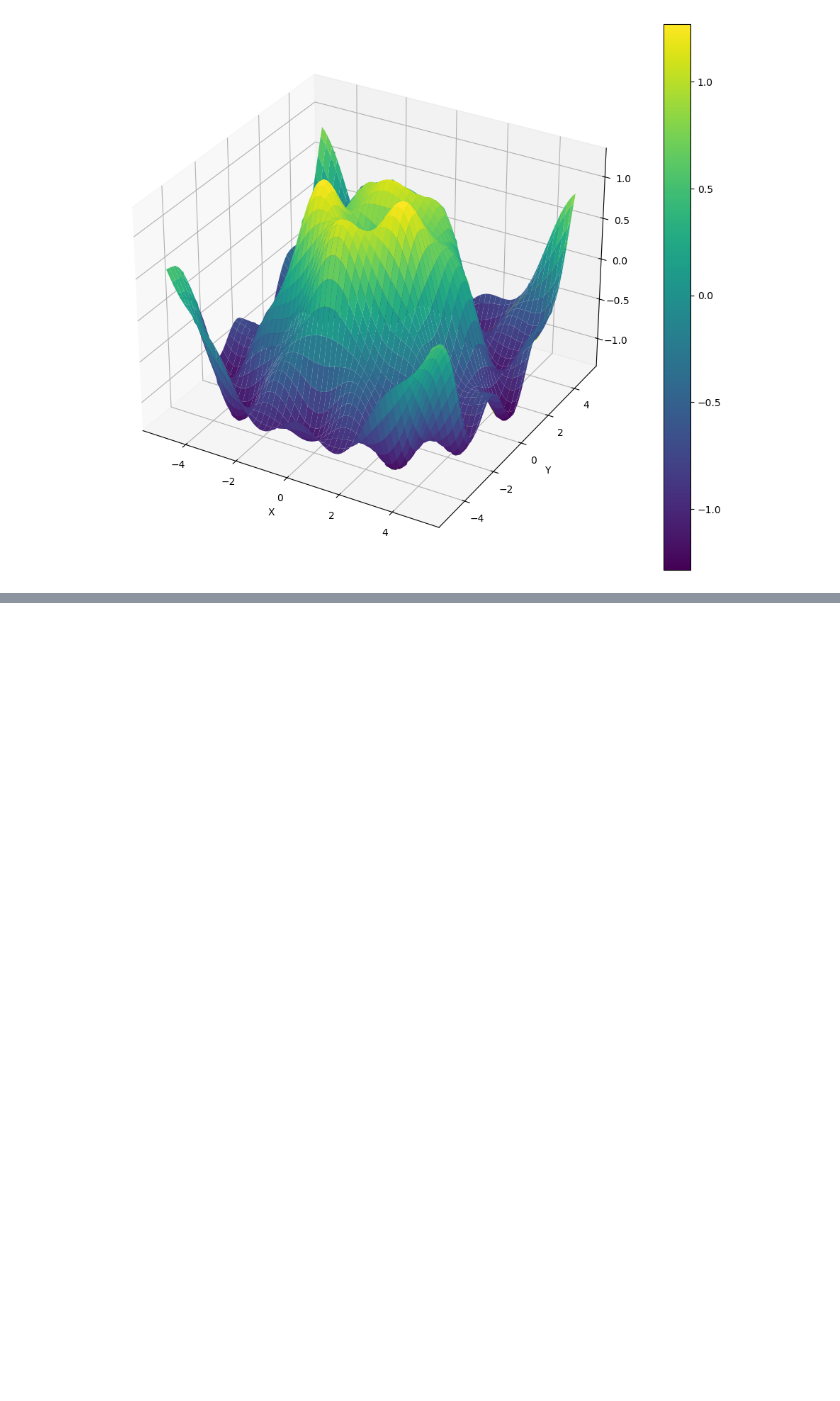
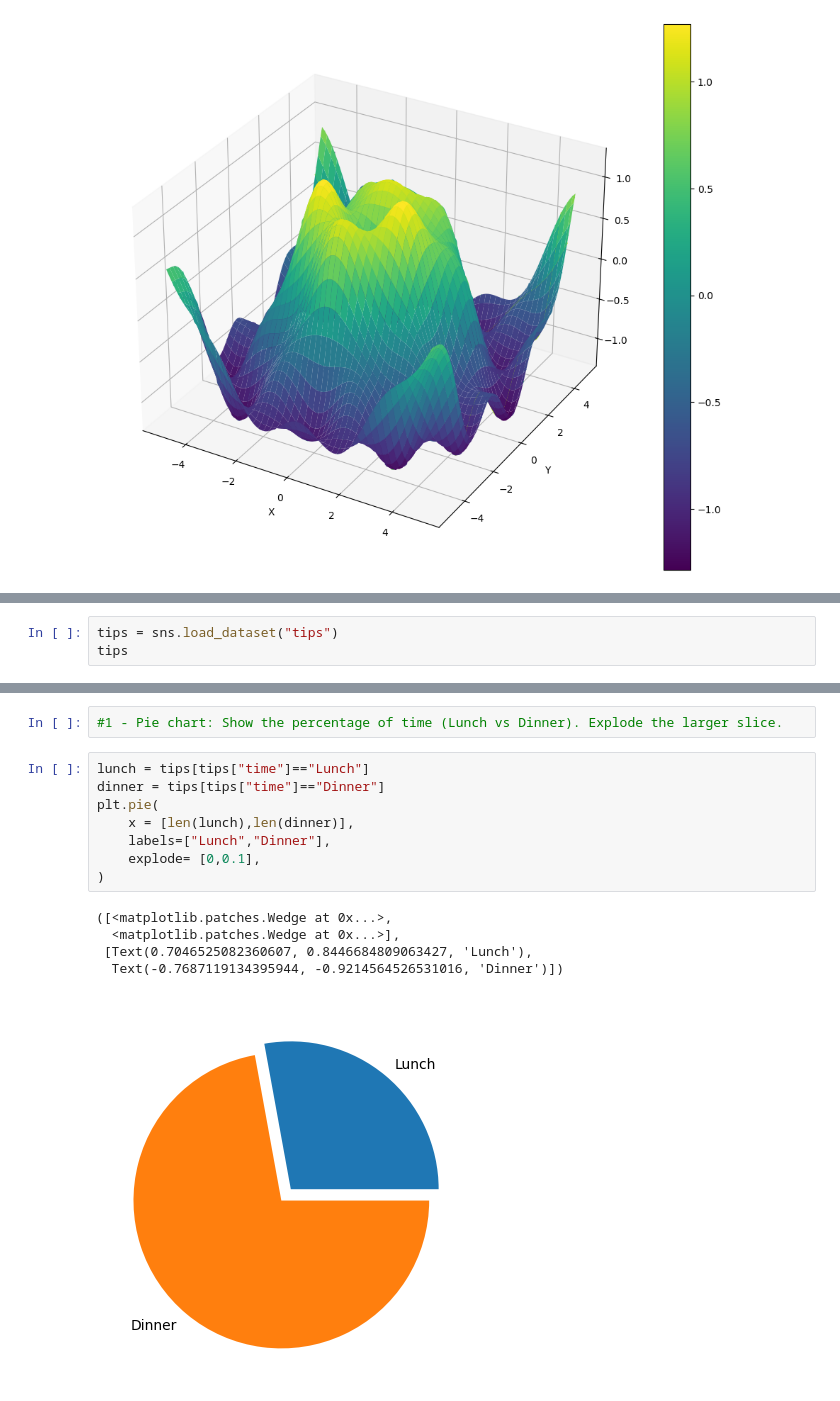
Before and after one commit to a-anuj/Data-Visualization, a Jupyter notebook: Practice-midsem/practice-mid.ipynb, the cells around one changed output, grey strips where cells are left out. Saved outputs shown, nothing was run; the diff lists cells and outputs as text; blank space fills up the shorter version.

```diff
--- a/Practice-midsem/practice-mid.ipynb
+++ b/Practice-midsem/practice-mid.ipynb
@@ -430,0 +436,3 @@ fig.colorbar(surface4,ax=ax)
+# %%
+tips = sns.load_dataset("tips")
+tips
@@ -430,0 +453,16 @@ fig.colorbar(surface4,ax=ax)
+# %%
+#1 - Pie chart: Show the percentage of time (Lunch vs Dinner). Explode the larger slice.
+# %%
+lunch = tips[tips["time"]=="Lunch"]
+dinner = tips[tips["time"]=="Dinner"]
+plt.pie(
+    x = [len(lunch),len(dinner)],
+    labels=["Lunch","Dinner"],
+    explode= [0,0.1],
+)
+# %% [output]
+([<matplotlib.patches.Wedge at 0x...>,
+  <matplotlib.patches.Wedge at 0x...>],
+ [Text(0.7046525082360607, 0.8446684809063427, 'Lunch'),
+  Text(-0.7687119134395944, -0.9214564526531016, 'Dinner')])
+[figure, added]
```
Also changed, not shown: parts of 27 cells of this notebook.
